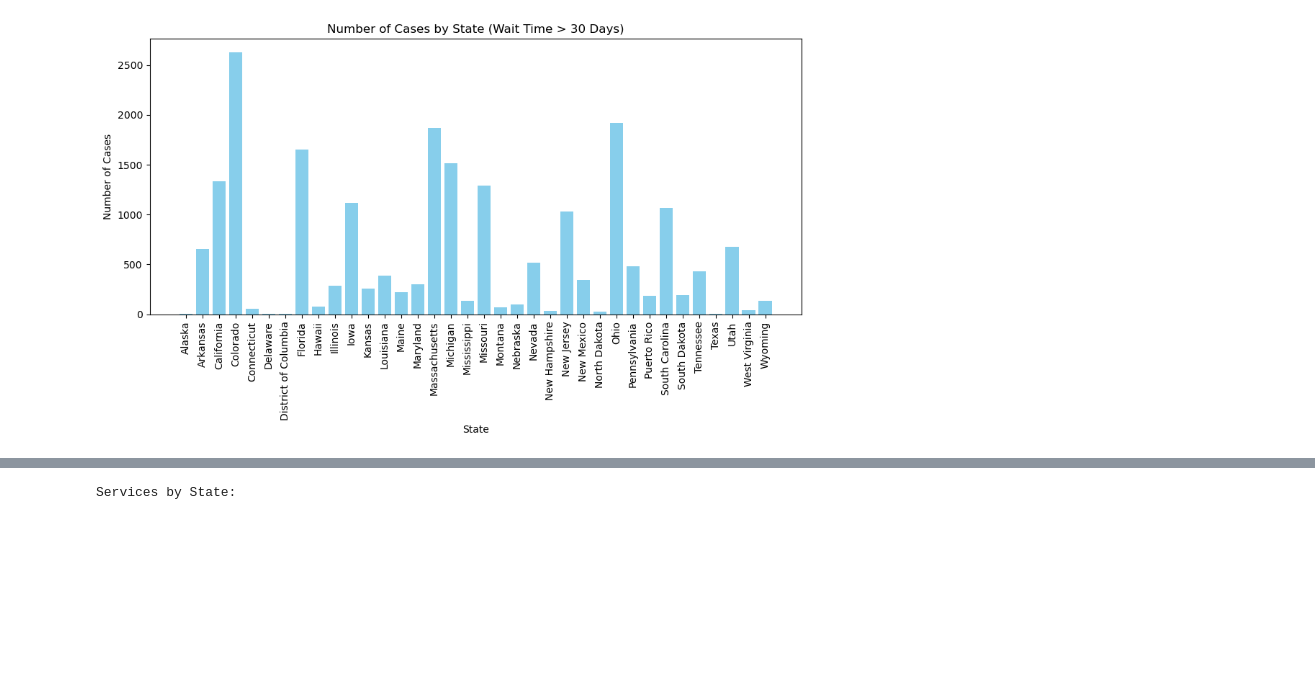
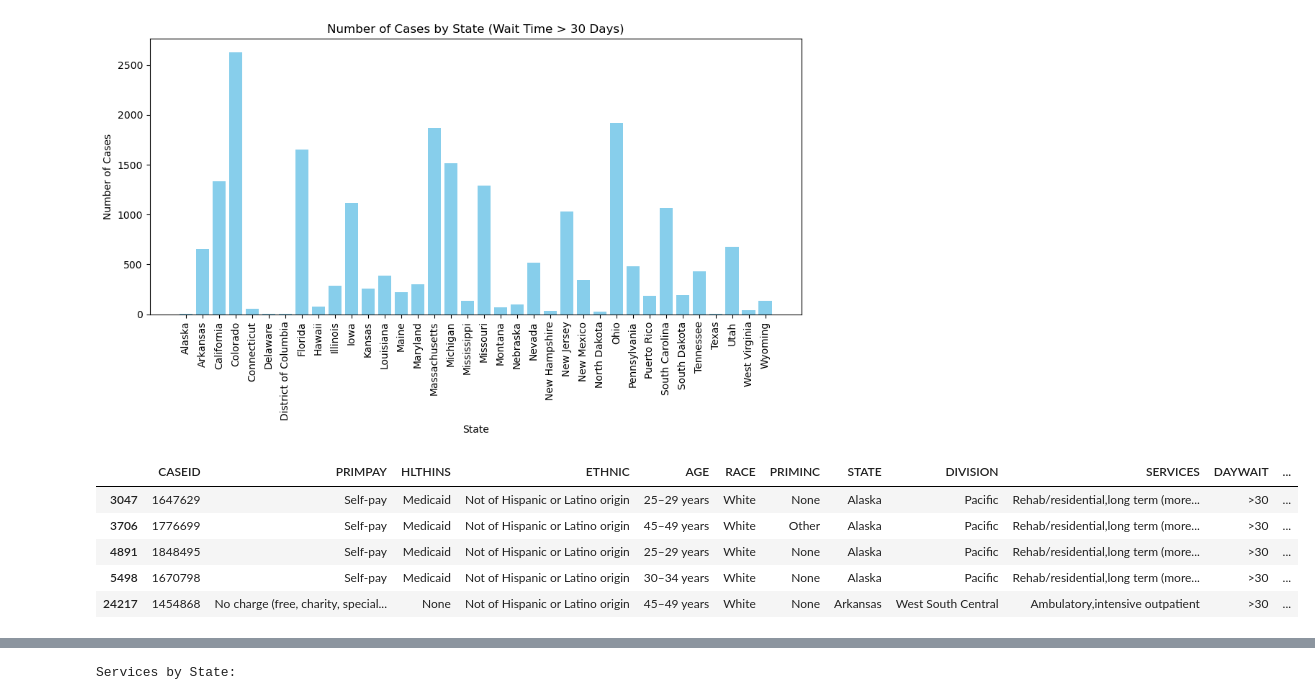
Before and after one commit to JimmyCII/Project_1_DataClass, a Jupyter notebook: project1_starter.ipynb, the cells around one changed output, grey strips where cells are left out. Drawn from its saved outputs; the diff is of its cells as text; code cells hidden in the pictures; blank space fills up the shorter version.

```diff
--- a/project1_starter.ipynb
+++ b/project1_starter.ipynb
@@ -347,3 +347,12 @@ plt.tight_layout()  # Adjust layout to make room for labels
 plt.show()
 # %% [output]
 [figure]
+# %%
+wait_time_df.head()
+# %% [output]
+|  | CASEID | PRIMPAY | HLTHINS | ETHNIC | AGE | RACE | PRIMINC | STATE | DIVISION | SERVICES | DAYWAIT | ... |
+| 3047 | 1647629 | Self-pay | Medicaid | Not of Hispanic or Latino origin | 25–29 years | White | None | Alaska | Pacific | Rehab/residential,long term (more... | >30 | ... |
+| 3706 | 1776699 | Self-pay | Medicaid | Not of Hispanic or Latino origin | 45–49 years | White | Other | Alaska | Pacific | Rehab/residential,long term (more... | >30 | ... |
+| 4891 | 1848495 | Self-pay | Medicaid | Not of Hispanic or Latino origin | 25–29 years | White | None | Alaska | Pacific | Rehab/residential,long term (more... | >30 | ... |
+| 5498 | 1670798 | Self-pay | Medicaid | Not of Hispanic or Latino origin | 30–34 years | White | None | Alaska | Pacific | Rehab/residential,long term (more... | >30 | ... |
+| 24217 | 1454868 | No charge (free, charity, special... | None | Not of Hispanic or Latino origin | 45–49 years | White | None | Arkansas | West South Central | Ambulatory,intensive outpatient | >30 | ... |
```
Also changed, not shown: parts of 2 cells of this notebook, 1 other file.
